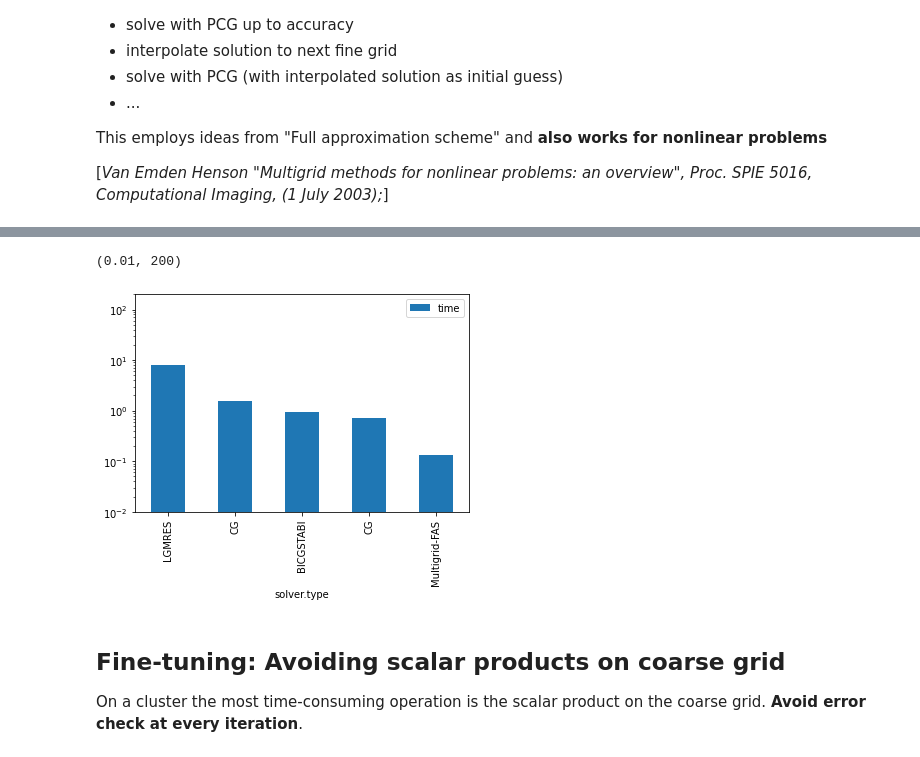
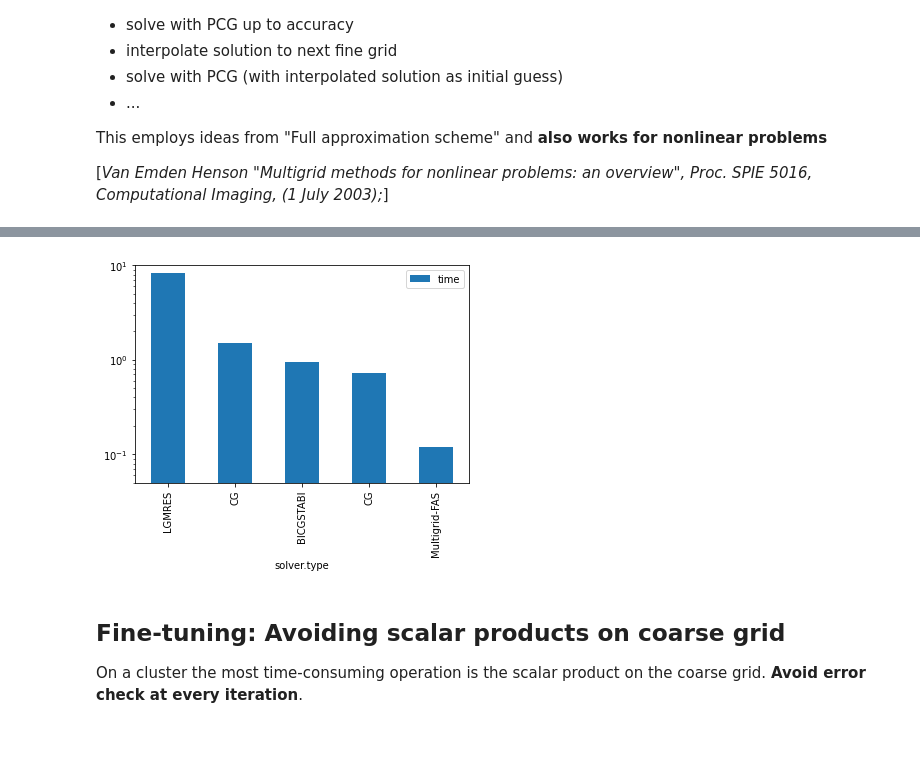
Before and after one commit to mwiesenberger/solvers, a Jupyter notebook: matrix-free.ipynb, the cells around one changed output, grey strips where cells are left out. Saved outputs shown, nothing was run; the diff lists cells and outputs as text; code cells hidden in the pictures.

```diff
--- a/matrix-free.ipynb
+++ b/matrix-free.ipynb
@@ -367,10 +367,10 @@ Running simulation 217afd...fdd7.yaml
 # %%
 ax = df.plot.bar(x='solver.type',y="time")
 ax.set_yscale('log')
-ax.set_ylim([0.01,200])
+ax.set_ylim([0.05,10])
+plt.show()
 # %% [output]
-(0.01, 200)
-[figure, old version]
+[figure, new version]
 # %% [markdown]
 ## Fine-tuning: Avoiding scalar products on coarse grid
 
```
Also changed, not shown: parts of 8 cells of this notebook.
